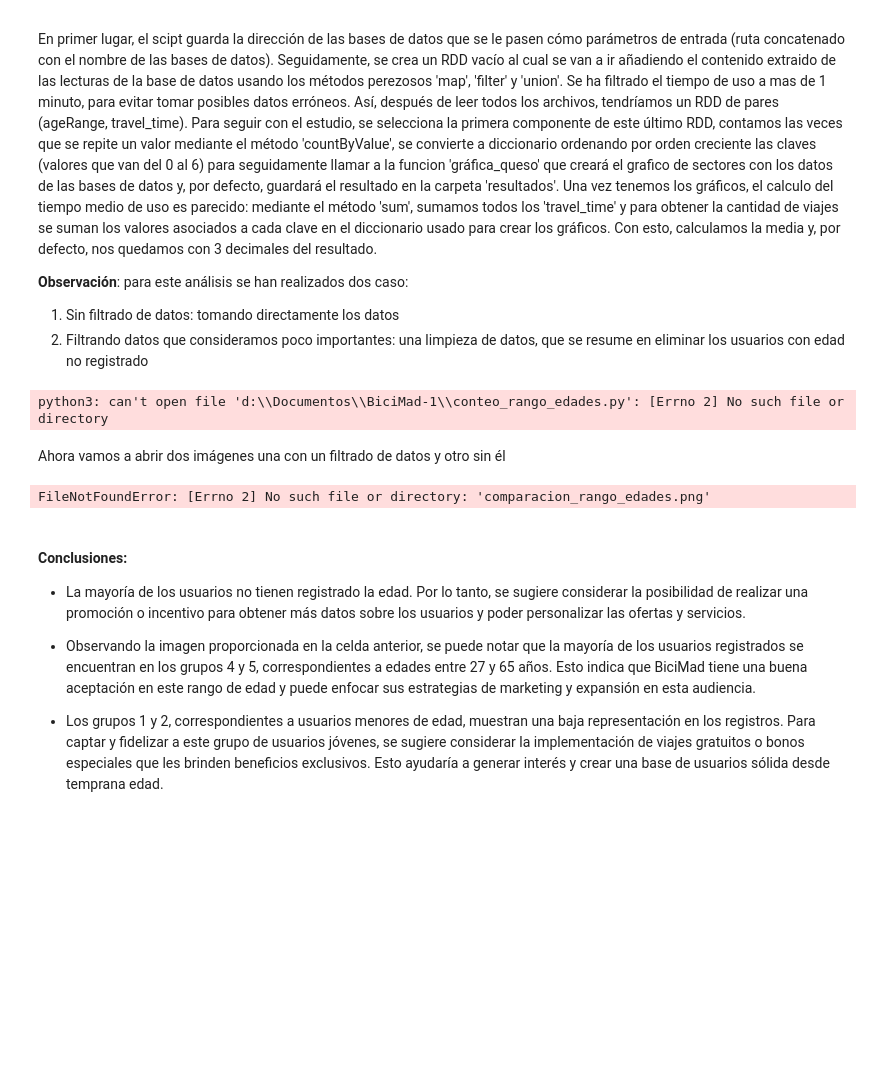
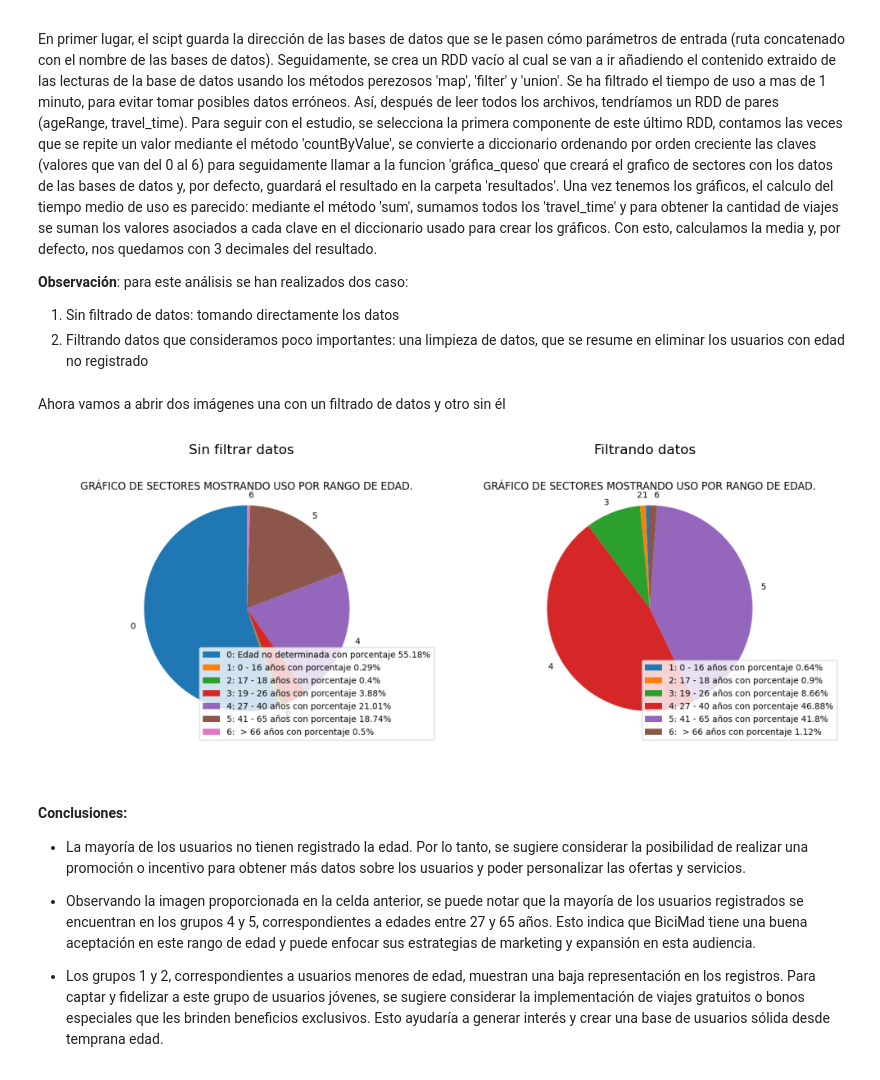
Before and after one commit to DavMat857/BiciMad, a Jupyter notebook: summary.ipynb, the cells around one changed output. Drawn from its saved outputs; the diff is of its cells as text; code cells hidden in the pictures; blank space fills up the shorter version.

```diff
--- a/summary.ipynb
+++ b/summary.ipynb
@@ -19,39 +23,35 @@ En primer lugar, el scipt guarda la dirección de las bases de datos que se le p
  <li> Sin filtrado de datos: tomando directamente los datos </li>
  <li> Filtrando datos que consideramos poco importantes: una limpieza de datos, que se resume en eliminar los usuarios con edad no registrado </li>
  </ol>
-# %%
-python3 conteo_rango_edades.py "datos/movements" "DatosDeUso_12_2020.json"
-# %% [output]
-python3: can't open file 'd:\\Documentos\\BiciMad-1\\conteo_rango_edades.py': [Errno 2] No such file or directory
 # %% [markdown]
 Ahora vamos a abrir dos imágenes una con un filtrado de datos y otro sin él
 # %%
 import matplotlib.pyplot as plt
 import matplotlib.image as mpimg
 
 # Cargar las imágenes
-imagen1 = mpimg.imread('comparacion_rango_edades.png')
-imagen2 = mpimg.imread('comparacion_rango_edades_filtrado.png')
+imagen1 = mpimg.imread('resultados/comparacion_rango_edades.png')
+imagen2 = mpimg.imread('resultados/comparacion_rango_edades_filtrado.png')
 
 # Crear una figura y agregar subplots
 fig, axes = plt.subplots(1, 2, figsize=(10, 5))
 
 # Mostrar las imágenes en los subplots
 axes[0].imshow(imagen1)
 axes[0].axis('off')
 axes[0].set_title('Sin filtrar datos')
 
 axes[1].imshow(imagen2)
 axes[1].axis('off')
 axes[1].set_title('Filtrando datos')
 
 # Ajustar la distribución de los subplots
 plt.tight_layout()
 
 # Mostrar la figura con las imágenes
 plt.show()
 # %% [output]
-FileNotFoundError: [Errno 2] No such file or directory: 'comparacion_rango_edades.png'
+[figure, added]
 # %% [markdown]
 #### Conclusiones:
 
```
Also changed, not shown: parts of 5 cells of this notebook.
